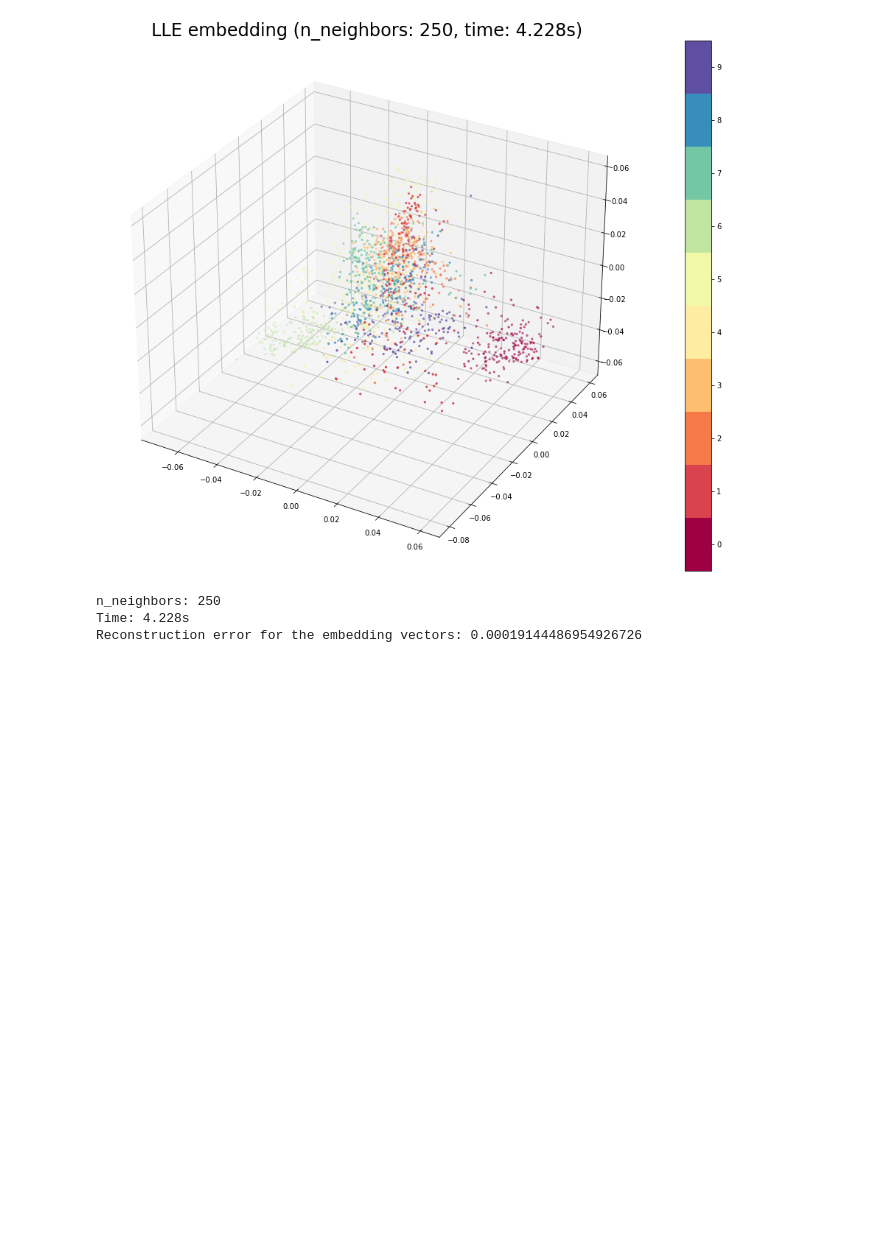
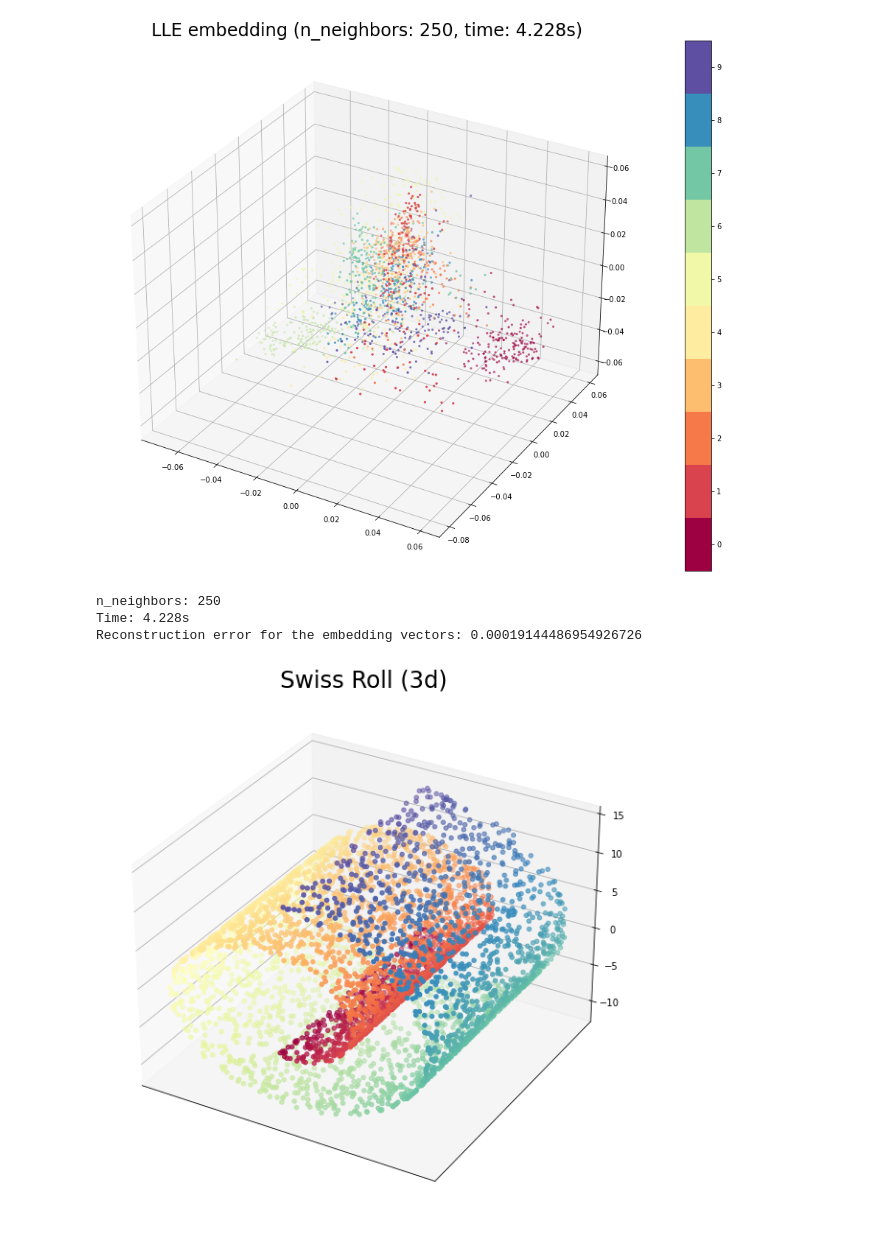
Before and after one commit to fratorgano/dimensionality-reduction, a Jupyter notebook: lle/lle.ipynb, the cells around one changed output. Saved outputs shown, nothing was run; the diff lists cells and outputs as text; code cells hidden in the pictures; blank space fills up the shorter version.

```diff
--- a/lle/lle.ipynb
+++ b/lle/lle.ipynb
@@ -342,4 +343,21 @@ elabora_lle_3c(X_digits, neighbors)
 n_neighbors: 250
 Time: 4.228s
 Reconstruction error for the embedding vectors: 0.00019144486954926726
+# %%
+# Swiss Roll
+
+sr_X, sr_y = make_swiss_roll(n_samples=5000)
+
+fig = plt.figure()
+
+# 3d
+ax = fig.add_subplot(111, projection='3d')
+ax.scatter(sr_X[:, 0], sr_X[:, 1], sr_X[:, 2], c=sr_y, cmap="Spectral")
+ax.set_title("Swiss Roll (3d)", fontsize=24)
+plt.axis('tight')
+plt.xticks([]), plt.yticks([])
+
+plt.show()
+# %% [output]
+[figure, added]
 # %%
```
Also changed, not shown: parts of 11 cells of this notebook, 13 other files.
